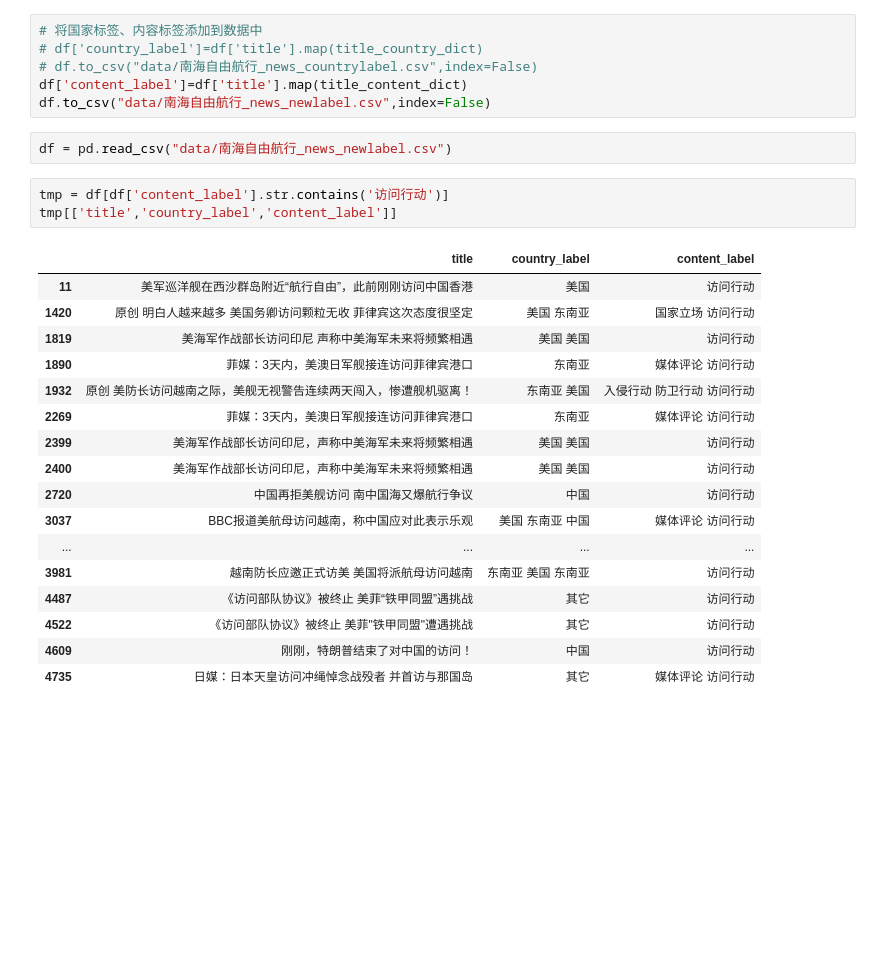
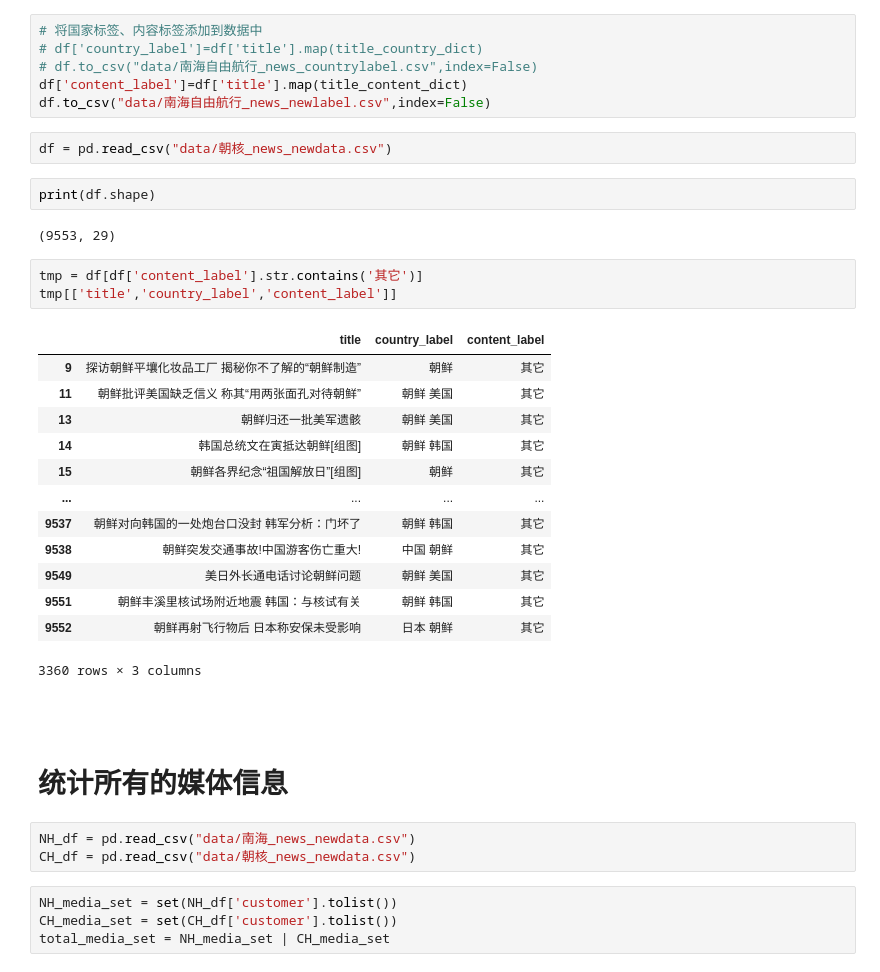
Before and after one commit to boy56/EventTopicAlgo, a Jupyter notebook: dataview.ipynb, the cells around one changed output. Saved outputs shown, nothing was run; the diff lists cells and outputs as text; blank space fills up the shorter version.

```diff
--- a/dataview.ipynb
+++ b/dataview.ipynb
@@ -297,25 +297,36 @@ for title in tqdm(df['title']):
 df['content_label']=df['title'].map(title_content_dict)
 df.to_csv("data/南海自由航行_news_newlabel.csv",index=False)
 # %%
-df = pd.read_csv("data/南海自由航行_news_newlabel.csv")
+df = pd.read_csv("data/朝核_news_newdata.csv")
+# %%
+print(df.shape)
+# %% [output]
+(9553, 29)
 # %%
-tmp = df[df['content_label'].str.contains('访问行动')]
+tmp = df[df['content_label'].str.contains('其它')]
 tmp[['title','country_label','content_label']]
 # %% [output]
 |  | title | country_label | content_label |
-| 11 | 美军巡洋舰在西沙群岛附近“航行自由”，此前刚刚访问中国香港 | 美国 | 访问行动 |
-| 1420 | 原创 明白人越来越多 美国务卿访问颗粒无收 菲律宾这次态度很坚定 | 美国 东南亚 | 国家立场 访问行动 |
-| 1819 | 美海军作战部长访问印尼 声称中美海军未来将频繁相遇 | 美国 美国 | 访问行动 |
-| 1890 | 菲媒：3天内，美澳日军舰接连访问菲律宾港口 | 东南亚 | 媒体评论 访问行动 |
-| 1932 | 原创 美防长访问越南之际，美舰无视警告连续两天闯入，惨遭舰机驱离！ | 东南亚 美国 | 入侵行动 防卫行动 访问行动 |
-| 2269 | 菲媒：3天内，美澳日军舰接连访问菲律宾港口 | 东南亚 | 媒体评论 访问行动 |
-| 2399 | 美海军作战部长访问印尼，声称中美海军未来将频繁相遇 | 美国 美国 | 访问行动 |
-| 2400 | 美海军作战部长访问印尼，声称中美海军未来将频繁相遇 | 美国 美国 | 访问行动 |
-| 2720 | 中国再拒美舰访问 南中国海又爆航行争议 | 中国 | 访问行动 |
-| 3037 | BBC报道美航母访问越南，称中国应对此表示乐观 | 美国 东南亚 中国 | 媒体评论 访问行动 |
+| 9 | 探访朝鲜平壤化妆品工厂 揭秘你不了解的“朝鲜制造” | 朝鲜 | 其它 |
+| 11 | 朝鲜批评美国缺乏信义 称其“用两张面孔对待朝鲜” | 朝鲜 美国 | 其它 |
+| 13 | 朝鲜归还一批美军遗骸 | 朝鲜 美国 | 其它 |
+| 14 | 韩国总统文在寅抵达朝鲜[组图] | 朝鲜 韩国 | 其它 |
+| 15 | 朝鲜各界纪念“祖国解放日”[组图] | 朝鲜 | 其它 |
 | ... | ... | ... | ... |
-| 3981 | 越南防长应邀正式访美 美国将派航母访问越南 | 东南亚 美国 东南亚 | 访问行动 |
-| 4487 | 《访问部队协议》被终止 美菲“铁甲同盟”遇挑战 | 其它 | 访问行动 |
-| 4522 | 《访问部队协议》被终止 美菲"铁甲同盟"遭遇挑战 | 其它 | 访问行动 |
-| 4609 | 刚刚，特朗普结束了对中国的访问！ | 中国 | 访问行动 |
-| 4735 | 日媒：日本天皇访问冲绳悼念战殁者 并首访与那国岛 | 其它 | 媒体评论 访问行动 |
+| 9537 | 朝鲜对向韩国的一处炮台口没封 韩军分析：门坏了 | 朝鲜 韩国 | 其它 |
+| 9538 | 朝鲜突发交通事故!中国游客伤亡重大! | 中国 朝鲜 | 其它 |
+| 9549 | 美日外长通电话讨论朝鲜问题 | 朝鲜 美国 | 其它 |
+| 9551 | 朝鲜丰溪里核试场附近地震 韩国：与核试有关 | 朝鲜 韩国 | 其它 |
+| 9552 | 朝鲜再射飞行物后 日本称安保未受影响 | 日本 朝鲜 | 其它 |
+3360 rows × 3 columns
+# %% [markdown]
+#
+# %% [markdown]
+# 统计所有的媒体信息
+# %%
+NH_df = pd.read_csv("data/南海_news_newdata.csv")
+CH_df = pd.read_csv("data/朝核_news_newdata.csv")
+# %%
+NH_media_set = set(NH_df['customer'].tolist())
+CH_media_set = set(CH_df['customer'].tolist())
+total_media_set = NH_media_set | CH_media_set
```
Also changed, not shown: parts of 2 cells of this notebook, 8 other files.
